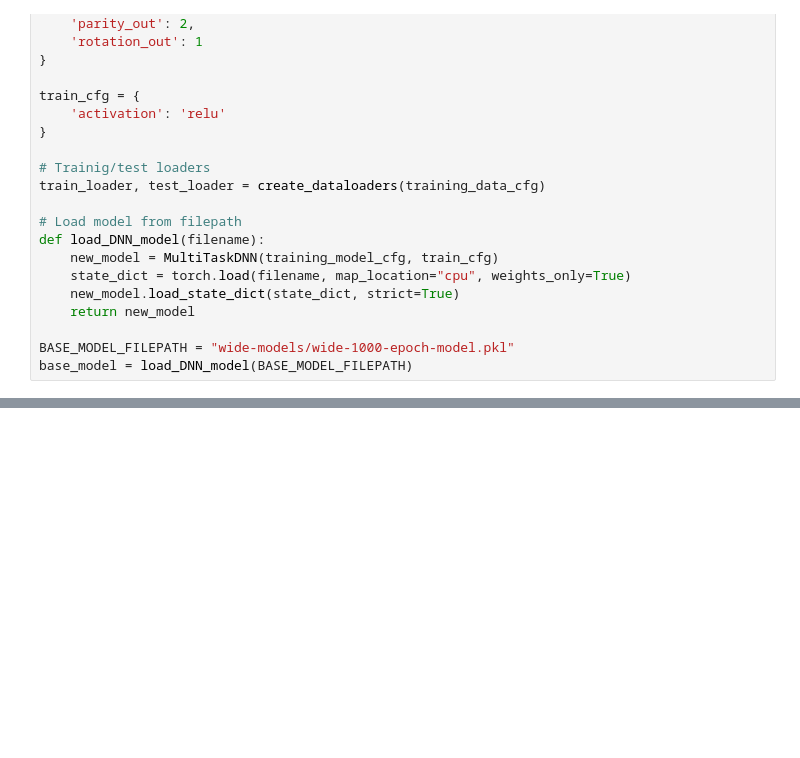
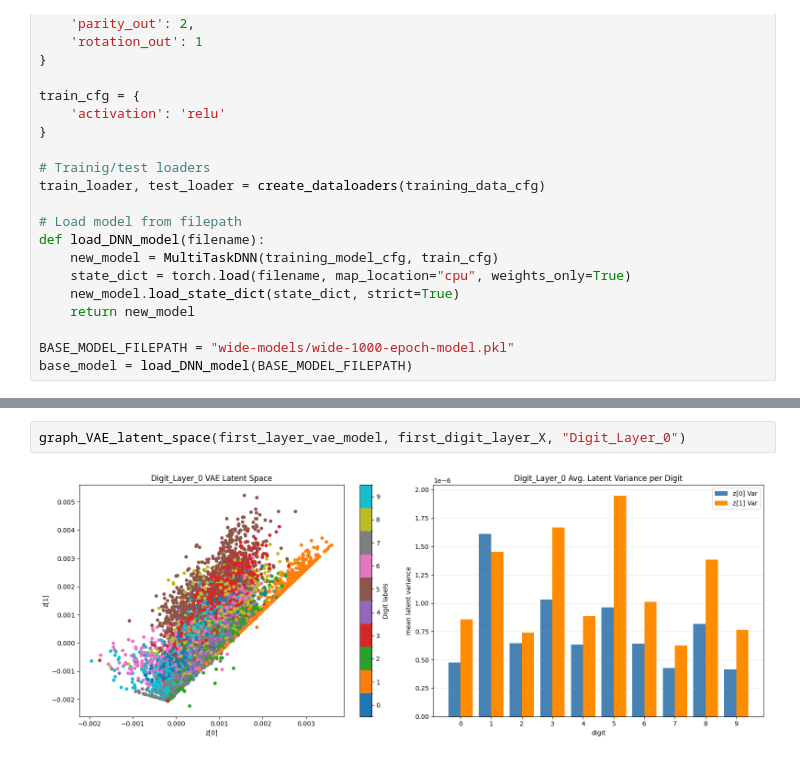
Before and after one commit to tjp095/DSC180A, a Jupyter notebook: rotated-MNIST/rotated-MNIST-VAE.ipynb, the cells around one changed output, grey strips where cells are left out. Cells and saved outputs as stored; diff of their text form; blank space fills up the shorter version.

```diff
--- a/rotated-MNIST/rotated-MNIST-VAE.ipynb
+++ b/rotated-MNIST/rotated-MNIST-VAE.ipynb
@@ -49,0 +374,4 @@ base_model = load_DNN_model(BASE_MODEL_FILEPATH)
+# %%
+graph_VAE_latent_space(first_layer_vae_model, first_digit_layer_X, "Digit_Layer_0")
+# %% [output]
+[figure, added]
```
Also changed, not shown: parts of 18 cells of this notebook, 3 other files.
